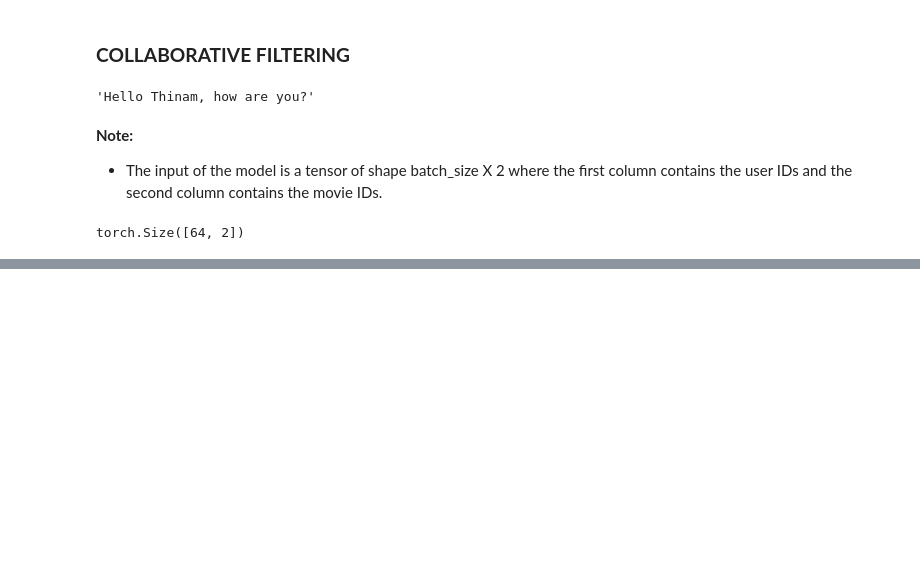
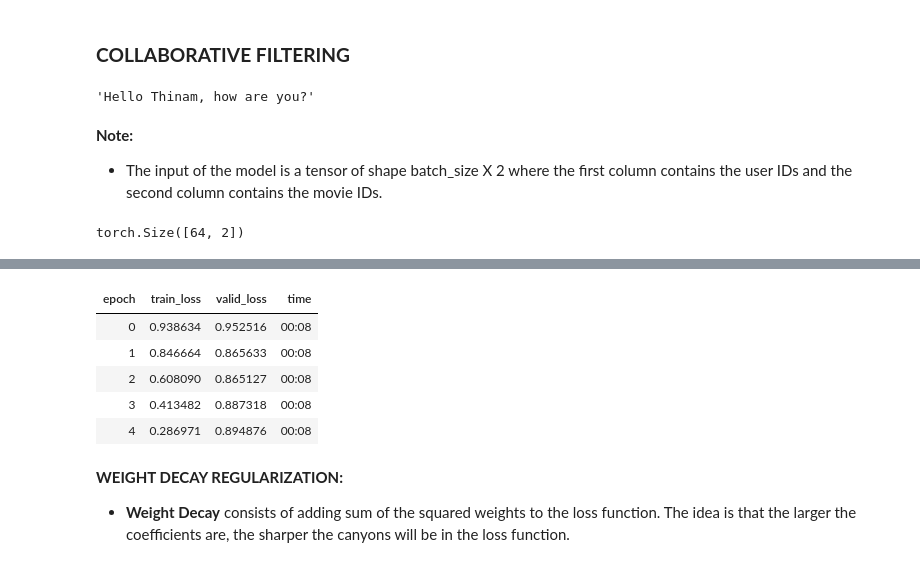
Before and after one commit to ThinamXx/Fastai, a Jupyter notebook: 7. Collaborative Filtering/CollaborativeFiltering.ipynb, the cells around one changed output, grey strips where cells are left out. Saved outputs shown, nothing was run; the diff lists cells and outputs as text; code cells hidden in the pictures; blank space fills up the shorter version.

```diff
--- a/7. Collaborative Filtering/CollaborativeFiltering.ipynb
+++ b/7. Collaborative Filtering/CollaborativeFiltering.ipynb
@@ -183,0 +184,31 @@ learn.fit_one_cycle(5, 5e-3)                                            # Traini
+# %%
+#@ DEFINING THE DOT PRODUCT CLASS WITH BIASES:
+class DotProductBias(Module):                                            # Defining Class.
+    def __init__(self, n_users, n_movies, n_factors, y_range=(0, 5.5)):  # Constructor Function.
+        self.user_factors = Embedding(n_users, n_factors)                # Initialization.
+        self.user_bias = Embedding(n_users, 1)                           # Initialization.
+        self.movie_factors = Embedding(n_movies, n_factors)              # Initialization.
+        self.movie_bias = Embedding(n_movies, 1)                         # Initialization.
+        self.y_range = y_range                                           # Initialization.
+
+    def forward(self, x):                                                # Forward Propagation Function.
+        users = self.user_factors(x[:, 0])                               # Implementation.
+        movies = self.movie_factors(x[:, 1])                             # Implementation.
+        res = (users * movies).sum(dim=1, keepdim=True)                  # Matrix Multiplication.
+        res += self.user_bias(x[:, 0]) + self.movie_bias(x[:, 1])        # Adding Bias.
+        return sigmoid_range(res, *self.y_range)                         # Sigmoid Range.
+
+#@ TRAINING SIMPLE MODEL FROM SCRATCH:
+model = DotProductBias(n_users, n_movies, 50)                           # Initializing the Class.
+learn = Learner(dls, model, loss_func=MSELossFlat())                    # Initializing the Learner.
+learn.fit_one_cycle(5, 5e-3)                                            # Training the Model.
+# %% [output]
+| epoch | train_loss | valid_loss | time |
+| 0 | 0.938634 | 0.952516 | 00:08 |
+| 1 | 0.846664 | 0.865633 | 00:08 |
+| 2 | 0.608090 | 0.865127 | 00:08 |
+| 3 | 0.413482 | 0.887318 | 00:08 |
+| 4 | 0.286971 | 0.894876 | 00:08 |
+# %% [markdown]
+**WEIGHT DECAY REGULARIZATION:**
+- **Weight Decay** consists of adding sum of the squared weights to the loss function. The idea is that the larger the coefficients are, the sharper the canyons will be in the loss function.
```
Also changed, not shown: parts of 9 cells of this notebook.
